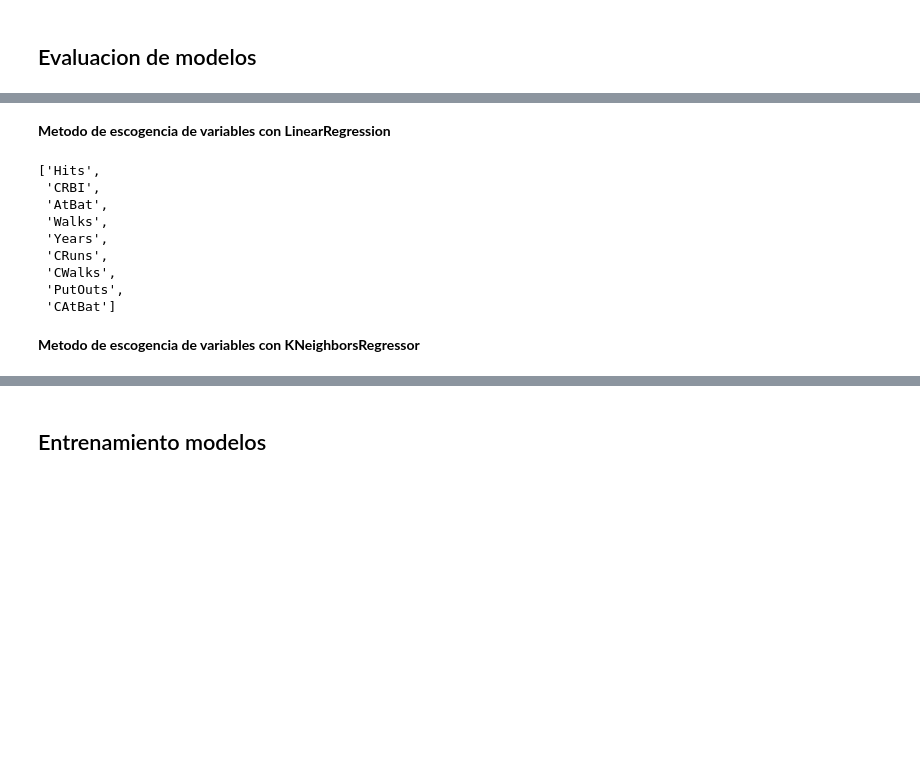
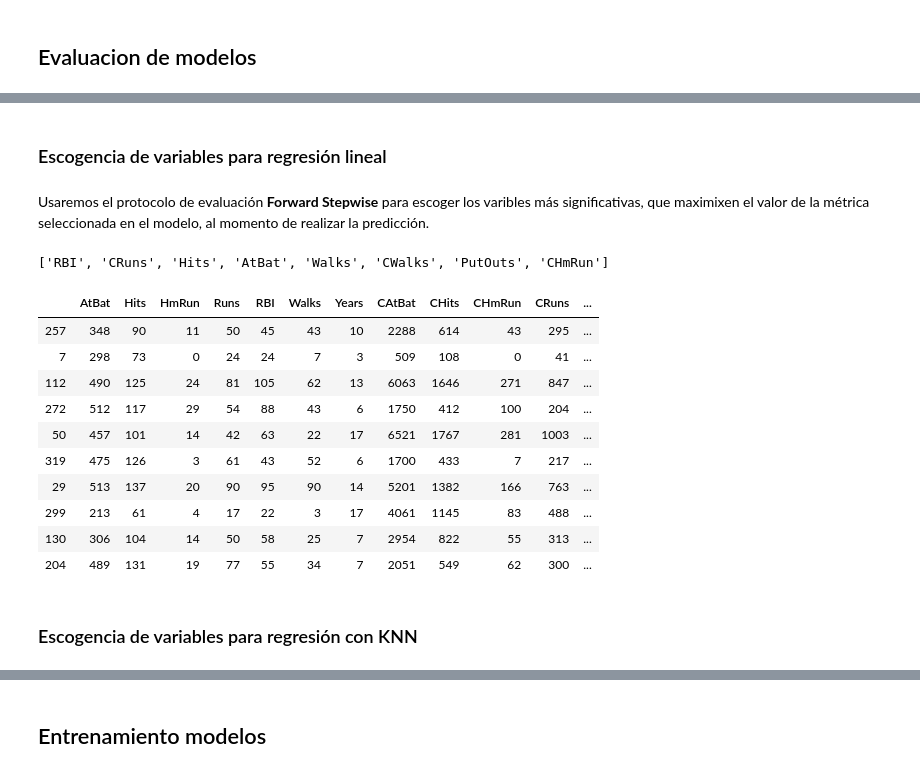
Before and after one commit to Hagia/ICESI-Courses, a Jupyter notebook: Data Mining/Final project/Baseball-Project.ipynb, the cells around one changed output, grey strips where cells are left out. Drawn from its saved outputs; the diff is of its cells as text; code cells hidden in the pictures; blank space fills up the shorter version.

```diff
--- a/Data Mining/Final project/Baseball-Project.ipynb
+++ b/Data Mining/Final project/Baseball-Project.ipynb
@@ -243,3 +237,7 @@ valueSeed=44
 def R2_adj(test_y,test_y_pred,test_x):
     r2_aj_test = 1 - (1-r2_score(test_y, test_y_pred))*(len(test_y)-1) / (len(test_y) - test_x.shape[1] - 1)
     return r2_aj_test
+# %% [markdown]
+### Escogencia de variables para regresión lineal
+# %% [markdown]
+Usaremos el protocolo de evaluación **Forward Stepwise** para escoger los varibles más significativas, que maximixen el valor de la métrica seleccionada en el modelo, al momento de realizar la predicción.
@@ -246,3 +273,22 @@ def R2_adj(test_y,test_y_pred,test_x):
+# %%
+reg=forwardStepwiseLinearRegression(noNullData,"Salary")
+reg
+# %% [output]
+['RBI', 'CRuns', 'Hits', 'AtBat', 'Walks', 'CWalks', 'PutOuts', 'CHmRun']
+# %%
+noNullData.sample(n=10, replace=True)
+# %% [output]
+|  | AtBat | Hits | HmRun | Runs | RBI | Walks | Years | CAtBat | CHits | CHmRun | CRuns | ... |
+| 257 | 348 | 90 | 11 | 50 | 45 | 43 | 10 | 2288 | 614 | 43 | 295 | ... |
+| 7 | 298 | 73 | 0 | 24 | 24 | 7 | 3 | 509 | 108 | 0 | 41 | ... |
+| 112 | 490 | 125 | 24 | 81 | 105 | 62 | 13 | 6063 | 1646 | 271 | 847 | ... |
+| 272 | 512 | 117 | 29 | 54 | 88 | 43 | 6 | 1750 | 412 | 100 | 204 | ... |
+| 50 | 457 | 101 | 14 | 42 | 63 | 22 | 17 | 6521 | 1767 | 281 | 1003 | ... |
+| 319 | 475 | 126 | 3 | 61 | 43 | 52 | 6 | 1700 | 433 | 7 | 217 | ... |
+| 29 | 513 | 137 | 20 | 90 | 95 | 90 | 14 | 5201 | 1382 | 166 | 763 | ... |
+| 299 | 213 | 61 | 4 | 17 | 22 | 3 | 17 | 4061 | 1145 | 83 | 488 | ... |
+| 130 | 306 | 104 | 14 | 50 | 58 | 25 | 7 | 2954 | 822 | 55 | 313 | ... |
+| 204 | 489 | 131 | 19 | 77 | 55 | 34 | 7 | 2051 | 549 | 62 | 300 | ... |
 # %% [markdown]
-**Metodo de escogencia de variables con LinearRegression**
+### Escogencia de variables para regresión con KNN
 # %%
@@ -275,15 +334,0 @@ def forward(frame, response):
-# %%
-reg=forward(indep_data,dep_data)
-reg
-# %% [output]
-['Hits',
- 'CRBI',
- 'AtBat',
- 'Walks',
- 'Years',
- 'CRuns',
- 'CWalks',
- 'PutOuts',
- 'CAtBat']
-# %% [markdown]
-**Metodo de escogencia de variables con KNeighborsRegressor**
```
Also changed, not shown: parts of 24 cells of this notebook.
